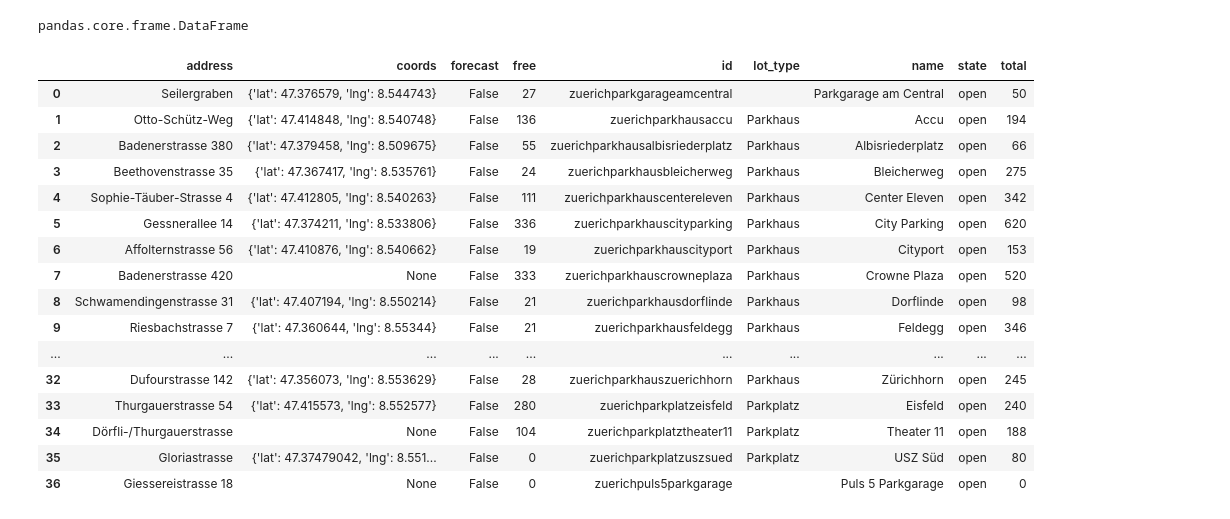
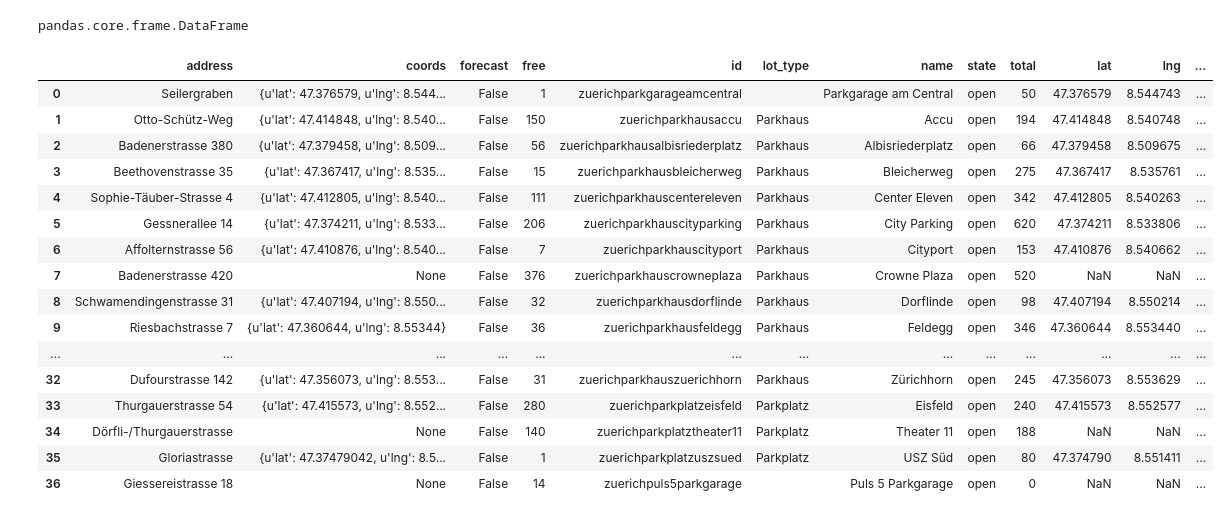
Before and after one commit to opendatazurich/opendatazurich.github.io, a Jupyter notebook: parkendd-api/ParkenDD-Beispiel.ipynb, the cells around one changed output. Cells and saved outputs as stored; diff of their text form; code cells hidden in the pictures.

```diff
--- a/parkendd-api/ParkenDD-Beispiel.ipynb
+++ b/parkendd-api/ParkenDD-Beispiel.ipynb
@@ -345,26 +346,33 @@ geopandas.geodataframe.GeoDataFrame
 type(lots)
 # %% [output]
 pandas.core.frame.DataFrame
-# %%
-# convert coords column to two columns lat and lng
-lots
-# %% [output]
-|  | address | coords | forecast | free | id | lot_type | name | state | total |
-| 0 | Seilergraben | {'lat': 47.376579, 'lng': 8.544743} | False | 27 | zuerichparkgarageamcentral |  | Parkgarage am Central | open | 50 |
-| 1 | Otto-Schütz-Weg | {'lat': 47.414848, 'lng': 8.540748} | False | 136 | zuerichparkhausaccu | Parkhaus | Accu | open | 194 |
-| 2 | Badenerstrasse 380 | {'lat': 47.379458, 'lng': 8.509675} | False | 55 | zuerichparkhausalbisriederplatz | Parkhaus | Albisriederplatz | open | 66 |
-| 3 | Beethovenstrasse 35 | {'lat': 47.367417, 'lng': 8.535761} | False | 24 | zuerichparkhausbleicherweg | Parkhaus | Bleicherweg | open | 275 |
-| 4 | Sophie-Täuber-Strasse 4 | {'lat': 47.412805, 'lng': 8.540263} | False | 111 | zuerichparkhauscentereleven | Parkhaus | Center Eleven | open | 342 |
-| 5 | Gessnerallee 14 | {'lat': 47.374211, 'lng': 8.533806} | False | 336 | zuerichparkhauscityparking | Parkhaus | City Parking | open | 620 |
-| 6 | Affolternstrasse 56 | {'lat': 47.410876, 'lng': 8.540662} | False | 19 | zuerichparkhauscityport | Parkhaus | Cityport | open | 153 |
-| 7 | Badenerstrasse 420 | None | False | 333 | zuerichparkhauscrowneplaza | Parkhaus | Crowne Plaza | open | 520 |
-| 8 | Schwamendingenstrasse 31 | {'lat': 47.407194, 'lng': 8.550214} | False | 21 | zuerichparkhausdorflinde | Parkhaus | Dorflinde | open | 98 |
-| 9 | Riesbachstrasse 7 | {'lat': 47.360644, 'lng': 8.55344} | False | 21 | zuerichparkhausfeldegg | Parkhaus | Feldegg | open | 346 |
-| ... | ... | ... | ... | ... | ... | ... | ... | ... | ... |
-| 32 | Dufourstrasse 142 | {'lat': 47.356073, 'lng': 8.553629} | False | 28 | zuerichparkhauszuerichhorn | Parkhaus | Zürichhorn | open | 245 |
-| 33 | Thurgauerstrasse 54 | {'lat': 47.415573, 'lng': 8.552577} | False | 280 | zuerichparkplatzeisfeld | Parkplatz | Eisfeld | open | 240 |
-| 34 | Dörfli-/Thurgauerstrasse | None | False | 104 | zuerichparkplatztheater11 | Parkplatz | Theater 11 | open | 188 |
-| 35 | Gloriastrasse | {'lat': 47.37479042, 'lng': 8.551... | False | 0 | zuerichparkplatzuszsued | Parkplatz | USZ Süd | open | 80 |
-| 36 | Giessereistrasse 18 | None | False | 0 | zuerichpuls5parkgarage |  | Puls 5 Parkgarage | open | 0 |
+# %%
+# convert coords column to two columns lat and lng
+def extract_field(d, field):
+    if not d:
+        return d
+    return d.get(field)
+
+lots['lat'] = lots['coords'].apply(lambda x: extract_field(x, 'lat'))
+lots['lng'] = lots['coords'].apply(lambda x: extract_field(x, 'lng'))
+lots
+# %% [output]
+|  | address | coords | forecast | free | id | lot_type | name | state | total | lat | lng | ... |
+| 0 | Seilergraben | {u'lat': 47.376579, u'lng': 8.544... | False | 1 | zuerichparkgarageamcentral |  | Parkgarage am Central | open | 50 | 47.376579 | 8.544743 | ... |
+| 1 | Otto-Schütz-Weg | {u'lat': 47.414848, u'lng': 8.540... | False | 150 | zuerichparkhausaccu | Parkhaus | Accu | open | 194 | 47.414848 | 8.540748 | ... |
+| 2 | Badenerstrasse 380 | {u'lat': 47.379458, u'lng': 8.509... | False | 56 | zuerichparkhausalbisriederplatz | Parkhaus | Albisriederplatz | open | 66 | 47.379458 | 8.509675 | ... |
+| 3 | Beethovenstrasse 35 | {u'lat': 47.367417, u'lng': 8.535... | False | 15 | zuerichparkhausbleicherweg | Parkhaus | Bleicherweg | open | 275 | 47.367417 | 8.535761 | ... |
+| 4 | Sophie-Täuber-Strasse 4 | {u'lat': 47.412805, u'lng': 8.540... | False | 111 | zuerichparkhauscentereleven | Parkhaus | Center Eleven | open | 342 | 47.412805 | 8.540263 | ... |
+| 5 | Gessnerallee 14 | {u'lat': 47.374211, u'lng': 8.533... | False | 206 | zuerichparkhauscityparking | Parkhaus | City Parking | open | 620 | 47.374211 | 8.533806 | ... |
+| 6 | Affolternstrasse 56 | {u'lat': 47.410876, u'lng': 8.540... | False | 7 | zuerichparkhauscityport | Parkhaus | Cityport | open | 153 | 47.410876 | 8.540662 | ... |
+| 7 | Badenerstrasse 420 | None | False | 376 | zuerichparkhauscrowneplaza | Parkhaus | Crowne Plaza | open | 520 | NaN | NaN | ... |
+| 8 | Schwamendingenstrasse 31 | {u'lat': 47.407194, u'lng': 8.550... | False | 32 | zuerichparkhausdorflinde | Parkhaus | Dorflinde | open | 98 | 47.407194 | 8.550214 | ... |
+| 9 | Riesbachstrasse 7 | {u'lat': 47.360644, u'lng': 8.55344} | False | 36 | zuerichparkhausfeldegg | Parkhaus | Feldegg | open | 346 | 47.360644 | 8.553440 | ... |
+| ... | ... | ... | ... | ... | ... | ... | ... | ... | ... | ... | ... | ... |
+| 32 | Dufourstrasse 142 | {u'lat': 47.356073, u'lng': 8.553... | False | 31 | zuerichparkhauszuerichhorn | Parkhaus | Zürichhorn | open | 245 | 47.356073 | 8.553629 | ... |
+| 33 | Thurgauerstrasse 54 | {u'lat': 47.415573, u'lng': 8.552... | False | 280 | zuerichparkplatzeisfeld | Parkplatz | Eisfeld | open | 240 | 47.415573 | 8.552577 | ... |
+| 34 | Dörfli-/Thurgauerstrasse | None | False | 140 | zuerichparkplatztheater11 | Parkplatz | Theater 11 | open | 188 | NaN | NaN | ... |
+| 35 | Gloriastrasse | {u'lat': 47.37479042, u'lng': 8.5... | False | 1 | zuerichparkplatzuszsued | Parkplatz | USZ Süd | open | 80 | 47.374790 | 8.551411 | ... |
+| 36 | Giessereistrasse 18 | None | False | 14 | zuerichpuls5parkgarage |  | Puls 5 Parkgarage | open | 0 | NaN | NaN | ... |
 # %%
 # lots in ein GeoDataFrame umwandeln
```
Also changed, not shown: parts of 17 cells of this notebook.
